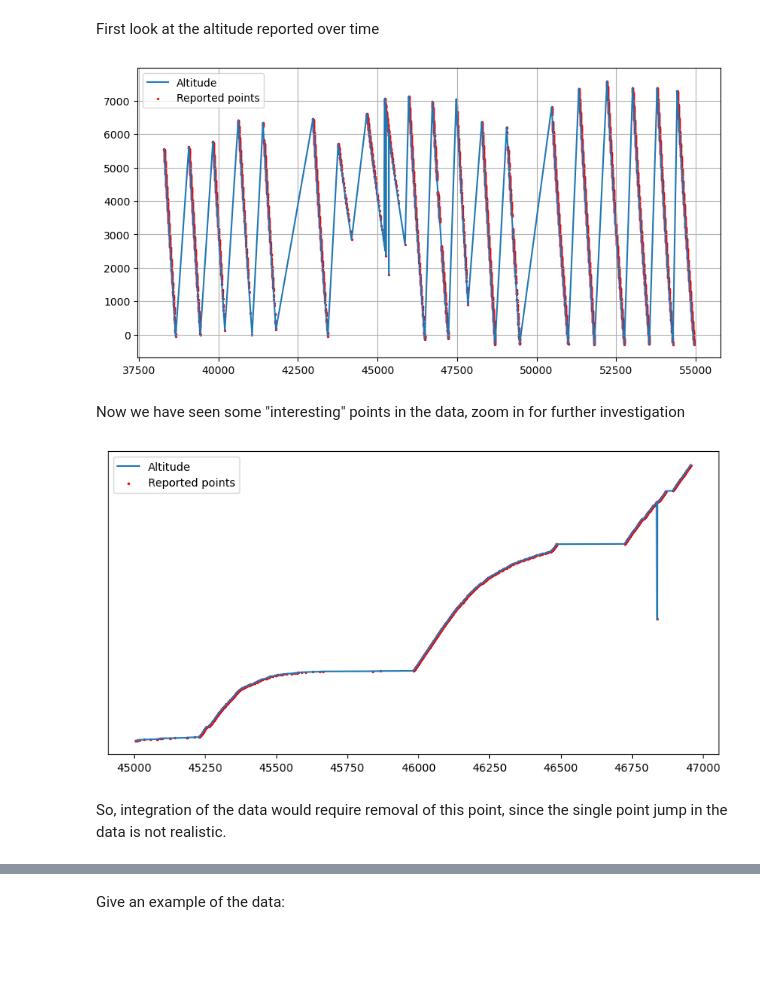
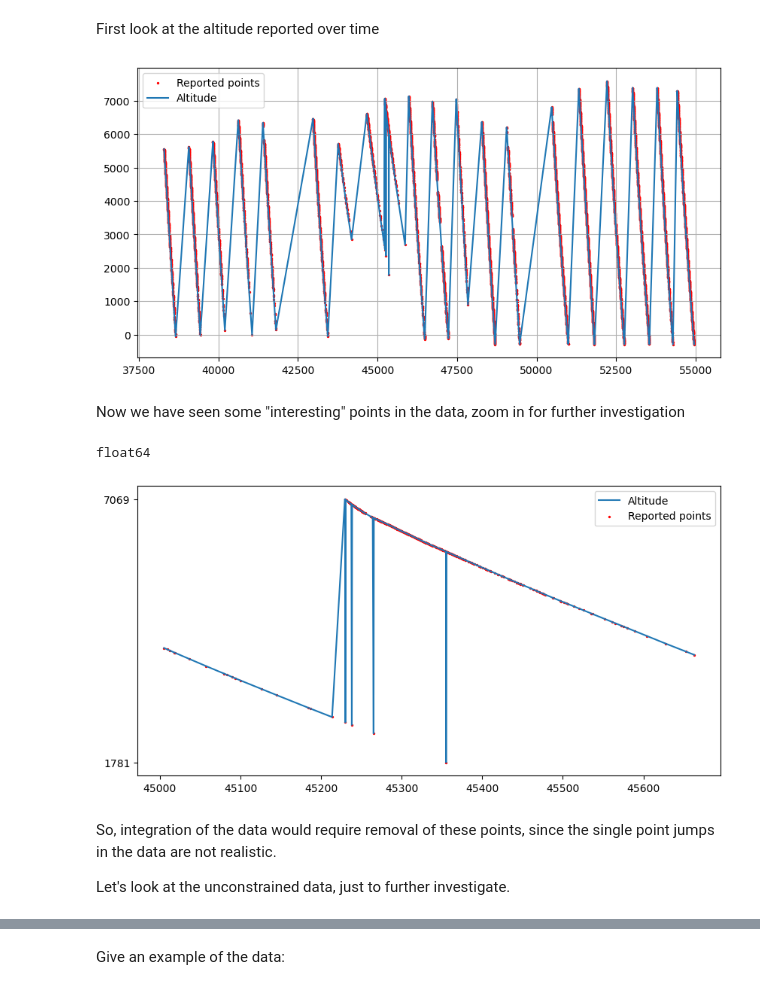
Before and after one commit to informatics-lab/spaceapps-2022-mo-bootcamp, a Jupyter notebook: 03_aircraft_data.ipynb, the cells around one changed output, grey strips where cells are left out. Saved outputs shown, nothing was run; the diff lists cells and outputs as text; code cells hidden in the pictures; blank space fills up the shorter version.

```diff
--- a/03_aircraft_data.ipynb
+++ b/03_aircraft_data.ipynb
@@ -568,7 +570,7 @@ Even some of the files reporting the flight coordinates do so in a way that is n
 # %%
 # if all of the values are NaN, drop the data
 values_on_a_col = plane_pos['Geopotential altitude(m)'].notna() | plane_pos['GPS latitude(deg)'].notna() | plane_pos['gps longitude(deg)'].notna()
-plane_pos = plane_pos[values_on_a_col]
+plane_pos = plane_pos[values_on_a_col].astype(float)
 plane_pos
 # %% [output]
 |  | ElapsedUTsfrom0hrson20000830 | gps longitude(deg) | error flag (gps longitude) | GPS latitude(deg) | ... |
@@ -613,37 +615,49 @@ time_vals = list(map(float, plane_pos_hard_constraint['ElapsedUTsfrom0hrson20000
 First look at the altitude reported over time
 # %%
 fig, ax = plt.subplots(figsize=(10, 5))
+ax.scatter(time_vals, alt_vals, s=2, c='red', label="Reported points")
 ax.plot(time_vals, alt_vals, label="Altitude")
-ax.scatter(time_vals, alt_vals, s=2, c='red', label="Reported points")
 # plt.legend()
 plt.grid()
 plt.legend()
 plt.show()
 # %% [output]
-[figure, old version]
+[figure, new version]
 # %% [markdown]
 Now we have seen some "interesting" points in the data, zoom in for further investigation
+# %%
+# zoom_df['Geopotential altitude(m)'] = zoom_df['Geopotential altitude(m)']
+print(zoom_df['Geopotential altitude(m)'].dtype)
+# %% [output]
+float64
 # %%
 zoom_df = plane_pos_hard_constraint.where(
     (45000 < plane_pos_hard_constraint['ElapsedUTsfrom0hrson20000830'])
     &
-    (plane_pos_hard_constraint['ElapsedUTsfrom0hrson20000830'] < 47000)).dropna()
+    (plane_pos_hard_constraint['ElapsedUTsfrom0hrson20000830'] < 45800)).dropna()
+
 fig, ax = plt.subplots(figsize=(10, 5))
 ax.plot(zoom_df['ElapsedUTsfrom0hrson20000830'],
            zoom_df['Geopotential altitude(m)'],
         label="Altitude")
 
 ax.scatter(zoom_df['ElapsedUTsfrom0hrson20000830'],
            zoom_df['Geopotential altitude(m)'],
            s=2,
            c='red',
            label="Reported points")
 # plt.legend()
 # plt.grid()
-ax.set_yticks([])
+# ax.set_yticks([]) # remove yticks as automatic yticks currently overlap
+
+t = [float(zoom_df['Geopotential altitude(m)'].min()), float(zoom_df['Geopotential altitude(m)'].max())]
+ax.set_yticks(t) # add custom yticks
+
 plt.legend()
 plt.show()
 # %% [output]
-[figure, old version]
+[figure, new version]
 # %% [markdown]
-So, integration of the data would require removal of this point, since the single point jump in the data is not realistic.
+So, integration of the data would require removal of these points, since the single point jumps in the data are not realistic.
+
+Let's look at the unconstrained data, just to further investigate.
```
Also changed, not shown: parts of 10 cells of this notebook, 3 other files.
